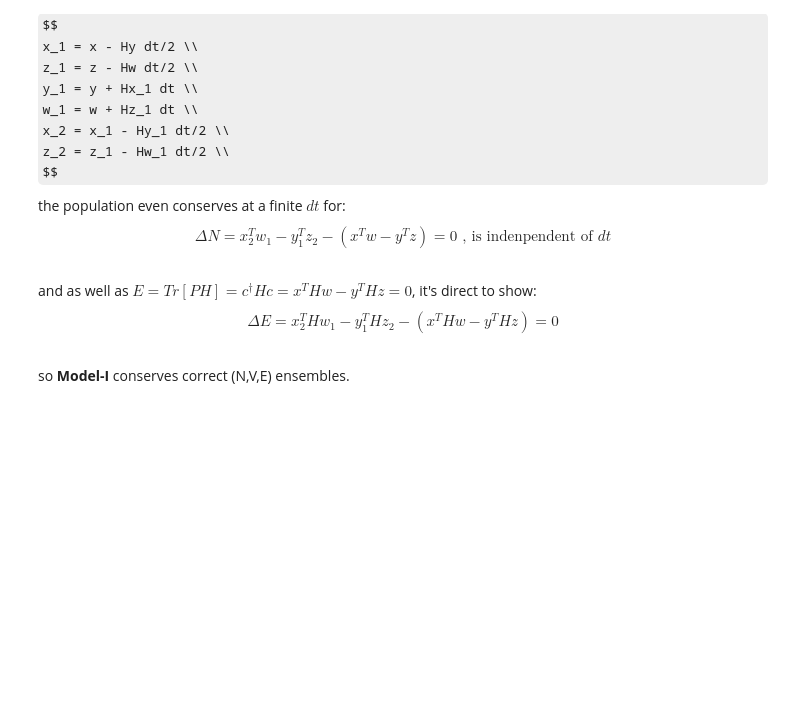
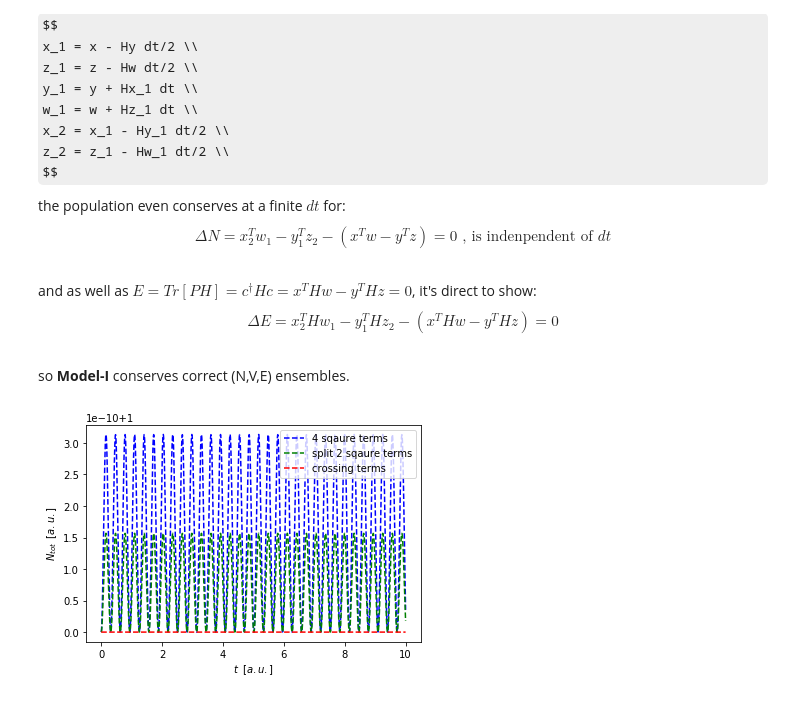
Before and after one commit to XShinHe/MapMD, a Jupyter notebook: srcpy/map4.ipynb, the cells around one changed output. Saved outputs shown, nothing was run; the diff lists cells and outputs as text; code cells hidden in the pictures; some formulas as TeX source; blank space fills up the shorter version.

```diff
--- a/srcpy/map4.ipynb
+++ b/srcpy/map4.ipynb
@@ -340,0 +181,23 @@ mapvc.runmd()
+# %%
+import numpy as np
+import matplotlib.pyplot as plt
+import pandas as pd
+
+n=pd.read_csv('totN_0.dat',header=None,sep='\s+')
+t=n.values[:,0]*0.001
+x0=n.values[:,1]
+n=pd.read_csv('totN_1.dat',header=None,sep='\s+')
+x1=n.values[:,1]
+n=pd.read_csv('totN_2.dat',header=None,sep='\s+')
+x2=n.values[:,1]
+
+plt.plot(t,x0,'b--',label='4 sqaure terms')
+plt.plot(t,x1,'g--',label='split 2 sqaure terms')
+plt.plot(t,x2,'r--',label='crossing terms')
+plt.xlabel(r'$t\;\;[a.u.]$')
+plt.ylabel(r'$N_{tot} \;\;[a.u.]$')
+plt.legend(loc=1)
+plt.savefig('Ncon.png')
+plt.show()
+# %% [output]
+[figure, added]
```
Also changed, not shown: parts of 1 cell of this notebook, 21 other files.
